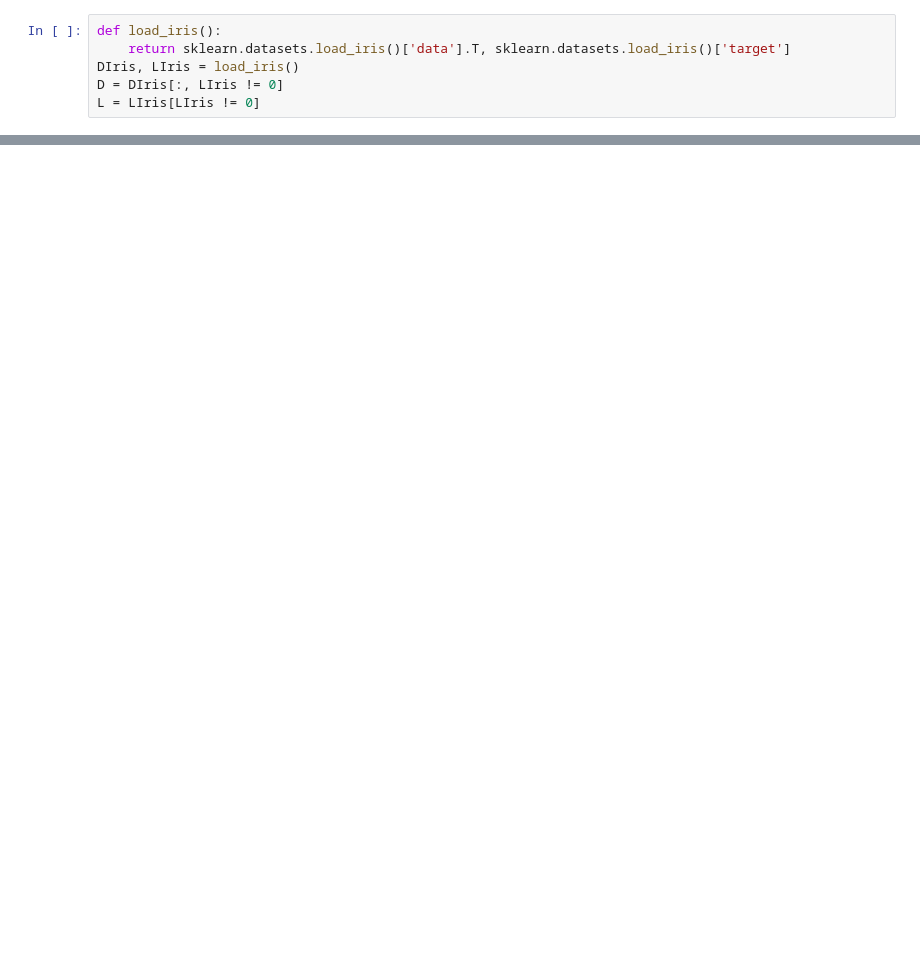
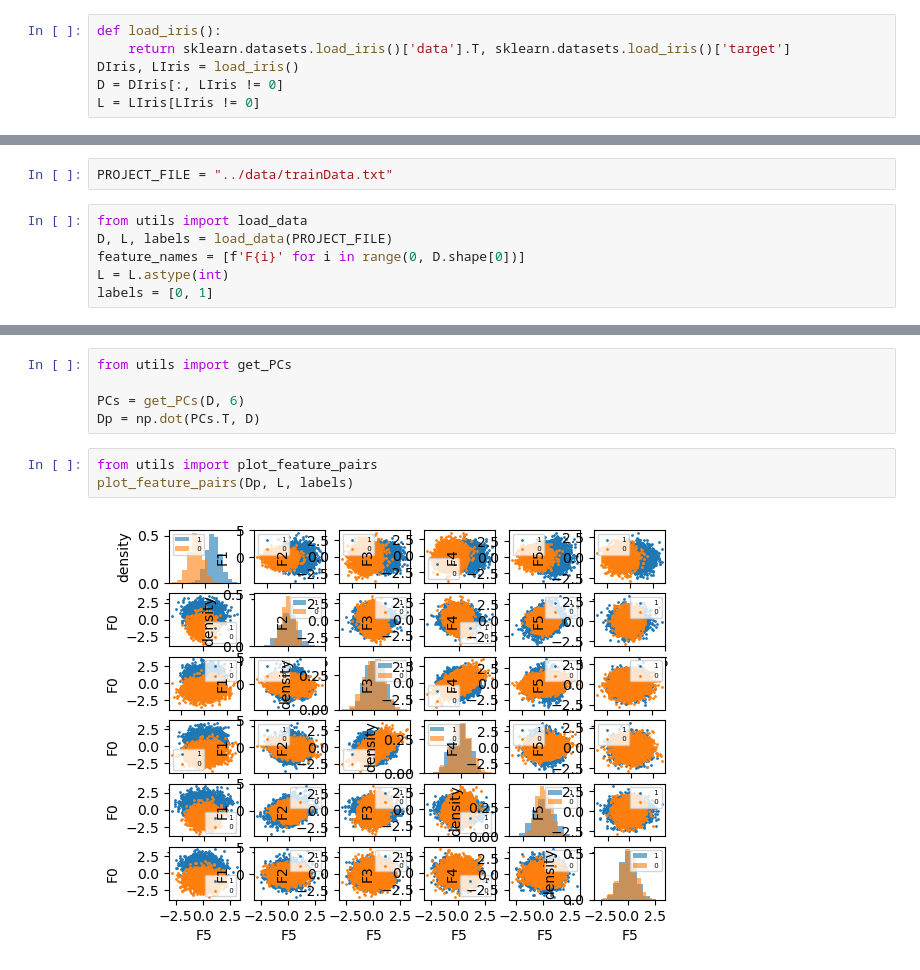
Before and after one commit to Artlima1/mlpr, a Jupyter notebook: labs/lab03/lab03.ipynb, the cells around one changed output, grey strips where cells are left out. Drawn from its saved outputs; the diff is of its cells as text; blank space fills up the shorter version.

```diff
--- a/labs/lab03/lab03.ipynb
+++ b/labs/lab03/lab03.ipynb
@@ -177,0 +270,8 @@ PVAL[Dp_val[0] < threshold] = 1
+# %%
+PROJECT_FILE = "../data/trainData.txt"
+# %%
+from utils import load_data
+D, L, labels = load_data(PROJECT_FILE)
+feature_names = [f'F{i}' for i in range(0, D.shape[0])]
+L = L.astype(int)
+labels = [0, 1]
@@ -177,0 +285,10 @@ PVAL[Dp_val[0] < threshold] = 1
+# %%
+from utils import get_PCs
+
+PCs = get_PCs(D, 6)
+Dp = np.dot(PCs.T, D)
+# %%
+from utils import plot_feature_pairs
+plot_feature_pairs(Dp, L, labels)
+# %% [output]
+[figure, added]
```
Also changed, not shown: parts of 45 cells of this notebook, 1 other file.
